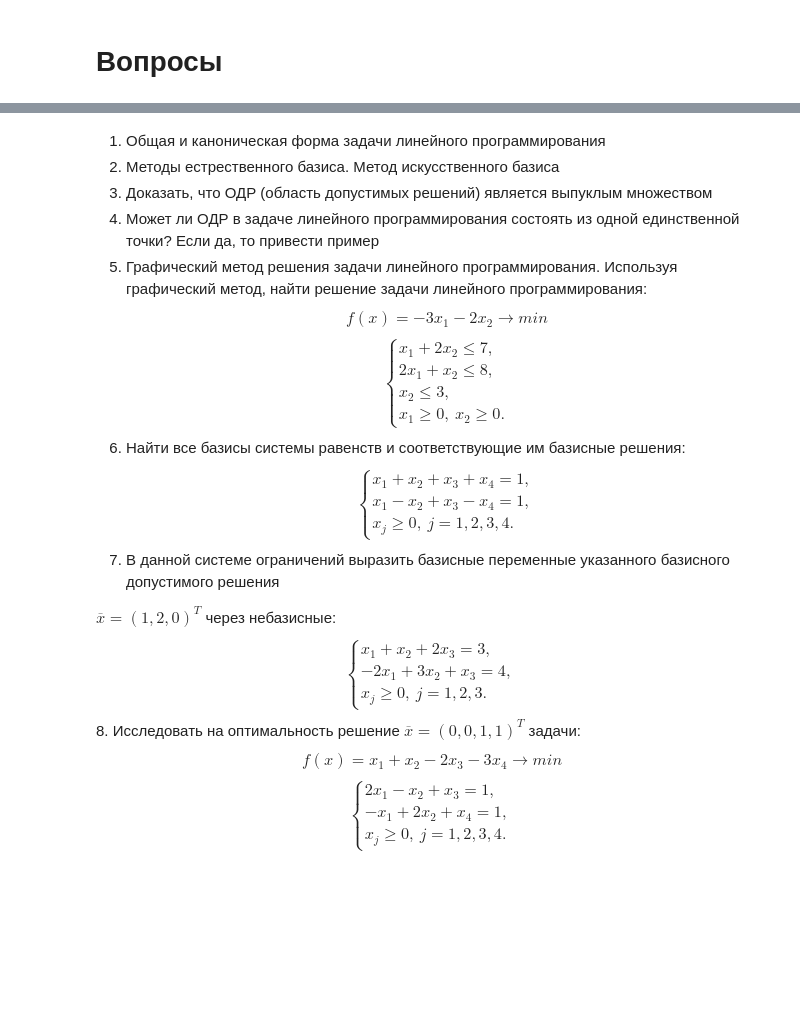
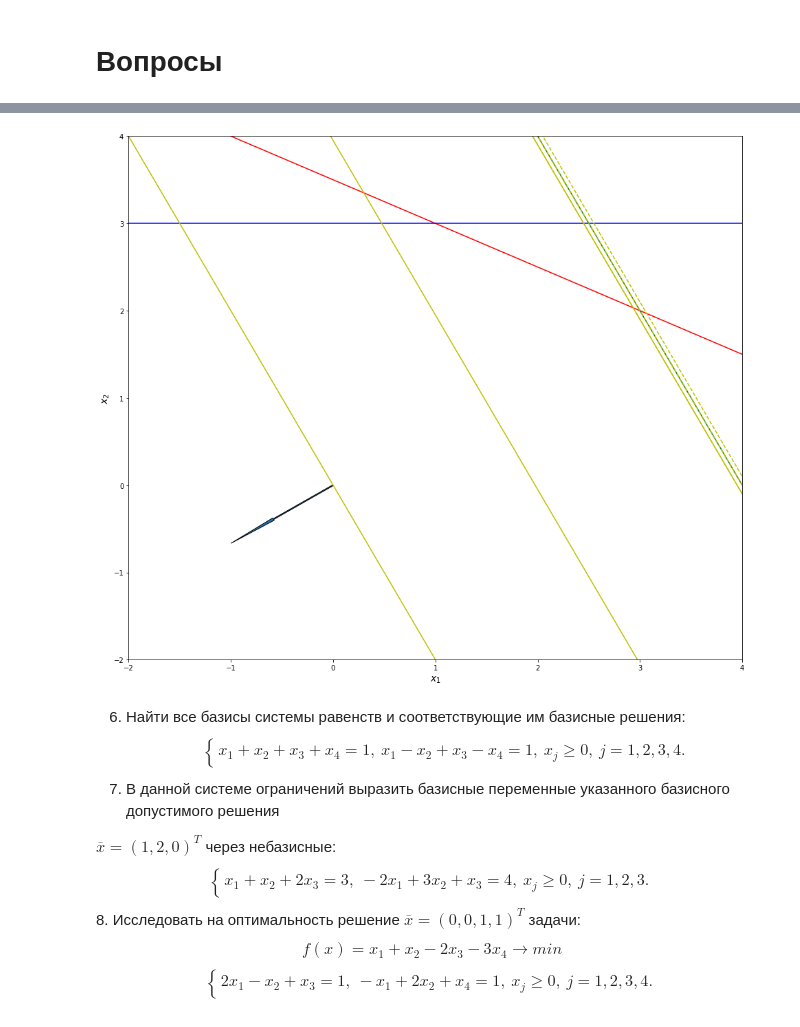
Before and after one commit to Mervap/OptimizationMethods, a Jupyter notebook: lab3/report.ipynb, the cells around one changed output, grey strips where cells are left out. Cells and saved outputs as stored; diff of their text form; code cells hidden in the pictures; blank space fills up the shorter version.

Commit message:
Graph solution

```diff
--- a/lab3/report.ipynb
+++ b/lab3/report.ipynb
@@ -15,24 +53,31 @@
+# %%
+c1 = lambda x1: (7 - x1) / 2
+c2 = lambda x1: 8 - 2 * x1
+c3 = lambda _: 3
+
+plt.figure(figsize=(16, 14))
+xs = np.linspace(-5, 5, 1000)
+plt.plot(xs, list(map(c1, xs)), color='r')
+plt.plot(xs, list(map(c2, xs)), color='g')
+plt.plot(xs, list(map(c3, xs)), color='b')
+for b in np.linspace(0, 7.9, 3):
+    plt.plot(xs, list(map(lambda x: -2*x + b, xs)), color='y')
+for b in np.linspace(7.9, 8.1, 3):
+    plt.plot(xs, list(map(lambda x: -2*x + b, xs)), color='y', linestyle='--')
+plt.arrow(0, 0, -1, -2 / 3, width=0.01, head_length=0.5, length_includes_head=True)
+plt.axis([-2, 4, -2, 4])
+plt.xlabel("$x_1$", fontsize=14)
+plt.ylabel("$x_2$", fontsize=14)
+plt.show()
+# %% [output]
+[figure, added]
 # %% [markdown]
-1. Общая и каноническая форма задачи линейного программирования
-2. Методы естрественного базиса. Метод искусственного базиса
-3. Доказать, что ОДР (область допустимых решений) является выпуклым множеством
-4. Может ли ОДР в задаче линейного программирования состоять из одной единственной точки? Если да, то привести пример
-5. Графический метод решения задачи линейного программирования. Используя графический метод, найти решение задачи линейного программирования:
-$$f(x)=-3x_1-2x_2 \rightarrow min$$
-$$
-\begin{cases}
-  x_1 + 2x_2 \leqslant 7, \\
-  2x_1+x_2 \leqslant 8, \\
-  x_2 \leqslant 3, \\
-  x_1 \geqslant 0,~x_2 \geqslant 0.
-\end{cases}
-$$
 6. Найти все базисы системы равенств и соответствующие им базисные решения:
 $$
 \begin{cases}
-  x_1+x_2+x_3+x_4 = 1, \\
-  x_1-x_2+x_3-x_4 = 1, \\
-  x_j \geqslant 0,~j=1,2,3,4.
+x_1+x_2+x_3+x_4 = 1, \
+    x_1-x_2+x_3-x_4 = 1, \
+    x_j \geqslant 0,~j=1,2,3,4.
 \end{cases}
 $$
 7. В данной системе ограничений выразить базисные переменные указанного базисного допустимого решения
@@ -40,17 +85,17 @@ $$
 $\overline x=(1,2,0)^T$ через небазисные:
 $$
 \begin{cases}
-  x_1+x_2+2x_3 = 3, \\
-  -2x_1+3x_2+x_3 = 4, \\
-  x_j \geqslant 0,~j=1,2,3.
+x_1+x_2+2x_3 = 3, \
+    -2x_1+3x_2+x_3 = 4, \
+    x_j \geqslant 0,~j=1,2,3.
 \end{cases}
 $$
 8. Исследовать на оптимальность решение $\overline x=(0,0,1,1)^T$ задачи:
 $$f(x)=x_1+x_2-2x_3-3x_4 \rightarrow min$$
 $$
 \begin{cases}
-  2x_1-x_2+x_3 = 1, \\
-  -x_1+2x_2+x_4 = 1, \\
-  x_j \geqslant 0,~j=1,2,3,4.
+2x_1-x_2+x_3 = 1, \
+    -x_1+2x_2+x_4 = 1, \
+    x_j \geqslant 0,~j=1,2,3,4.
 \end{cases}
 $$
```
Also changed, not shown: parts of 2 cells of this notebook.
